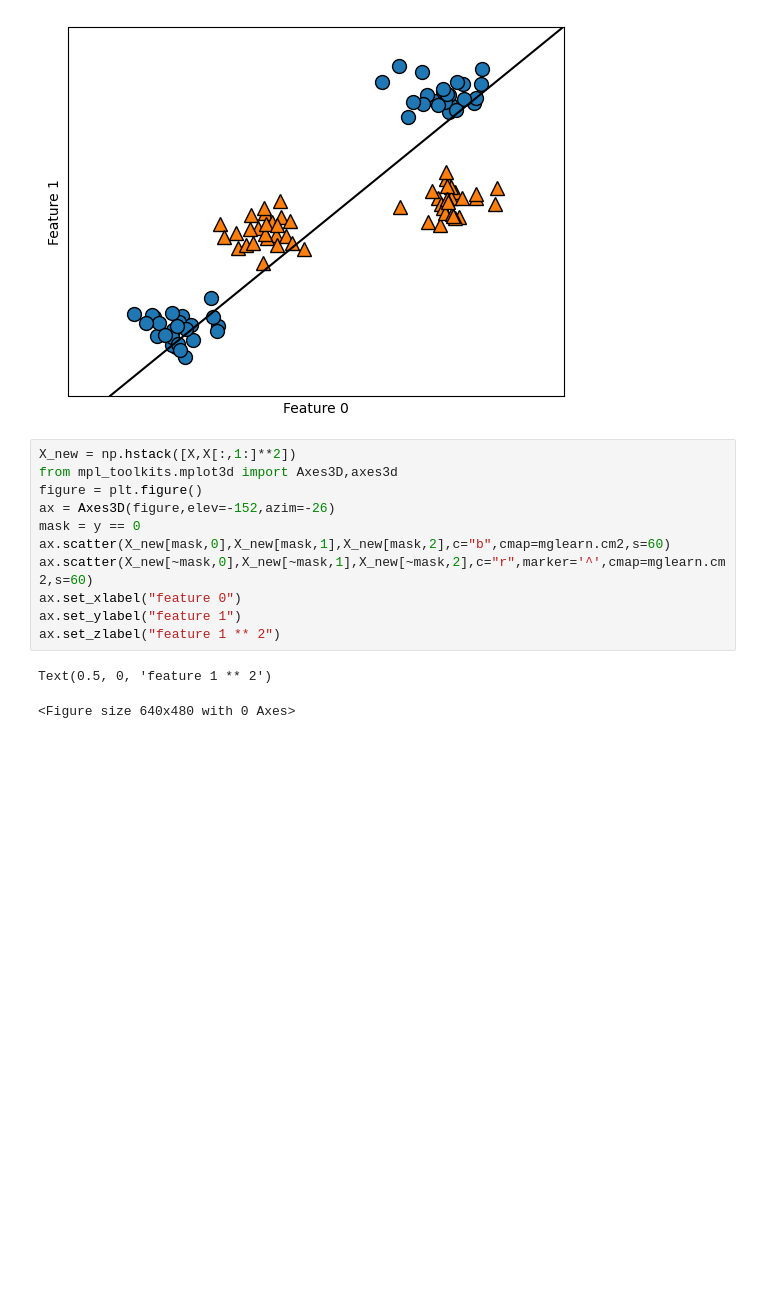
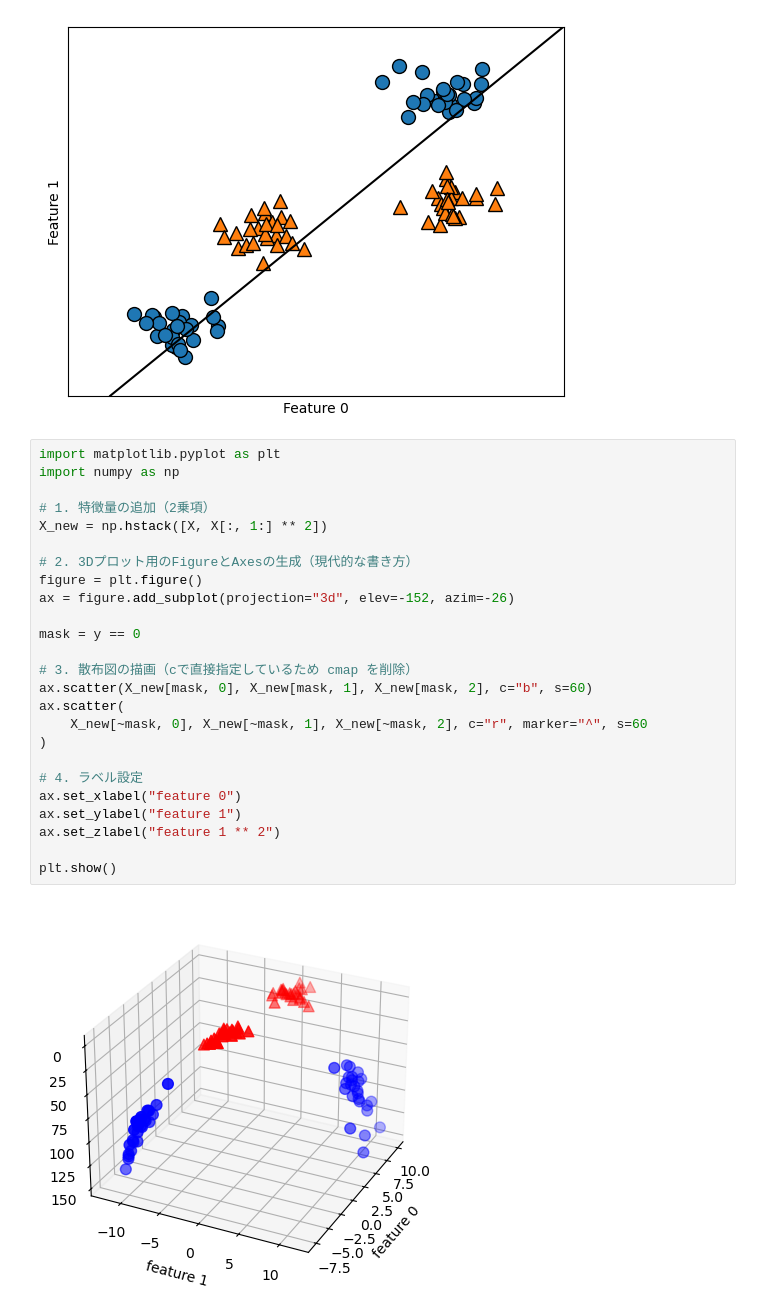
Before and after one commit to smzyut/ml_study_scikitlearn, a Jupyter notebook: Muller2.ipynb, the cells around one changed output. Drawn from its saved outputs; the diff is of its cells as text; blank space fills up the shorter version.

```diff
--- a/Muller2.ipynb
+++ b/Muller2.ipynb
@@ -580,16 +580,29 @@ plt.ylabel("Feature 1")
 Text(0, 0.5, 'Feature 1')
 [figure]
 # %%
-X_new = np.hstack([X,X[:,1:]**2])
-from mpl_toolkits.mplot3d import Axes3D,axes3d
+import matplotlib.pyplot as plt
+import numpy as np
+
+# 1. 特徴量の追加（2乗項）
+X_new = np.hstack([X, X[:, 1:] ** 2])
+
+# 2. 3Dプロット用のFigureとAxesの生成（現代的な書き方）
 figure = plt.figure()
-ax = Axes3D(figure,elev=-152,azim=-26)
+ax = figure.add_subplot(projection="3d", elev=-152, azim=-26)
+
 mask = y == 0
-ax.scatter(X_new[mask,0],X_new[mask,1],X_new[mask,2],c="b",cmap=mglearn.cm2,s=60)
-ax.scatter(X_new[~mask,0],X_new[~mask,1],X_new[~mask,2],c="r",marker='^',cmap=mglearn.cm2,s=60)
+
+# 3. 散布図の描画（cで直接指定しているため cmap を削除）
+ax.scatter(X_new[mask, 0], X_new[mask, 1], X_new[mask, 2], c="b", s=60)
+ax.scatter(
+    X_new[~mask, 0], X_new[~mask, 1], X_new[~mask, 2], c="r", marker="^", s=60
+)
+
+# 4. ラベル設定
 ax.set_xlabel("feature 0")
 ax.set_ylabel("feature 1")
 ax.set_zlabel("feature 1 ** 2")
+
+plt.show()
 # %% [output]
-Text(0.5, 0, 'feature 1 ** 2')
-<Figure size 640x480 with 0 Axes>
+[figure, added]
```
Also changed, not shown: parts of 8 cells of this notebook.
